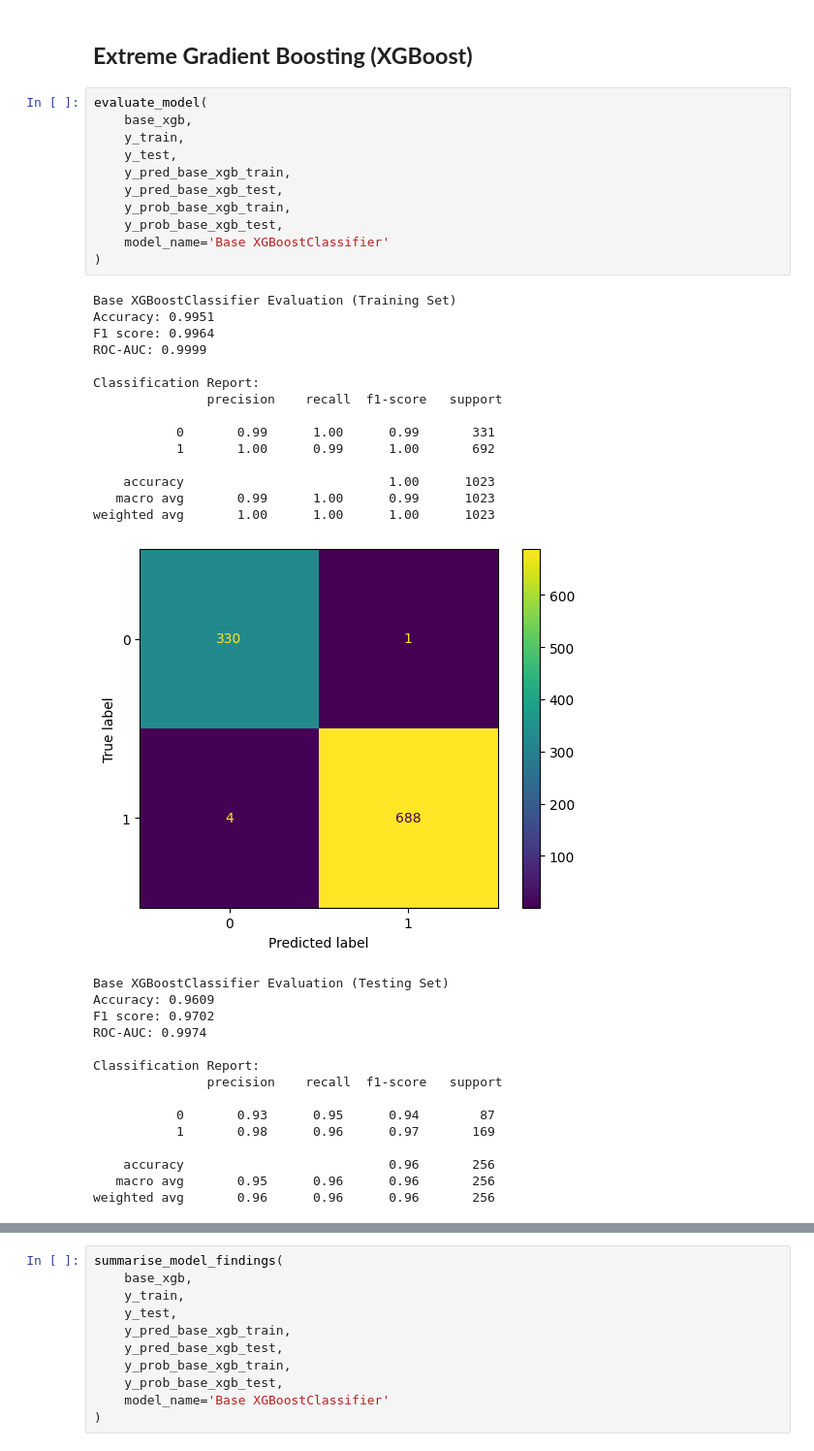
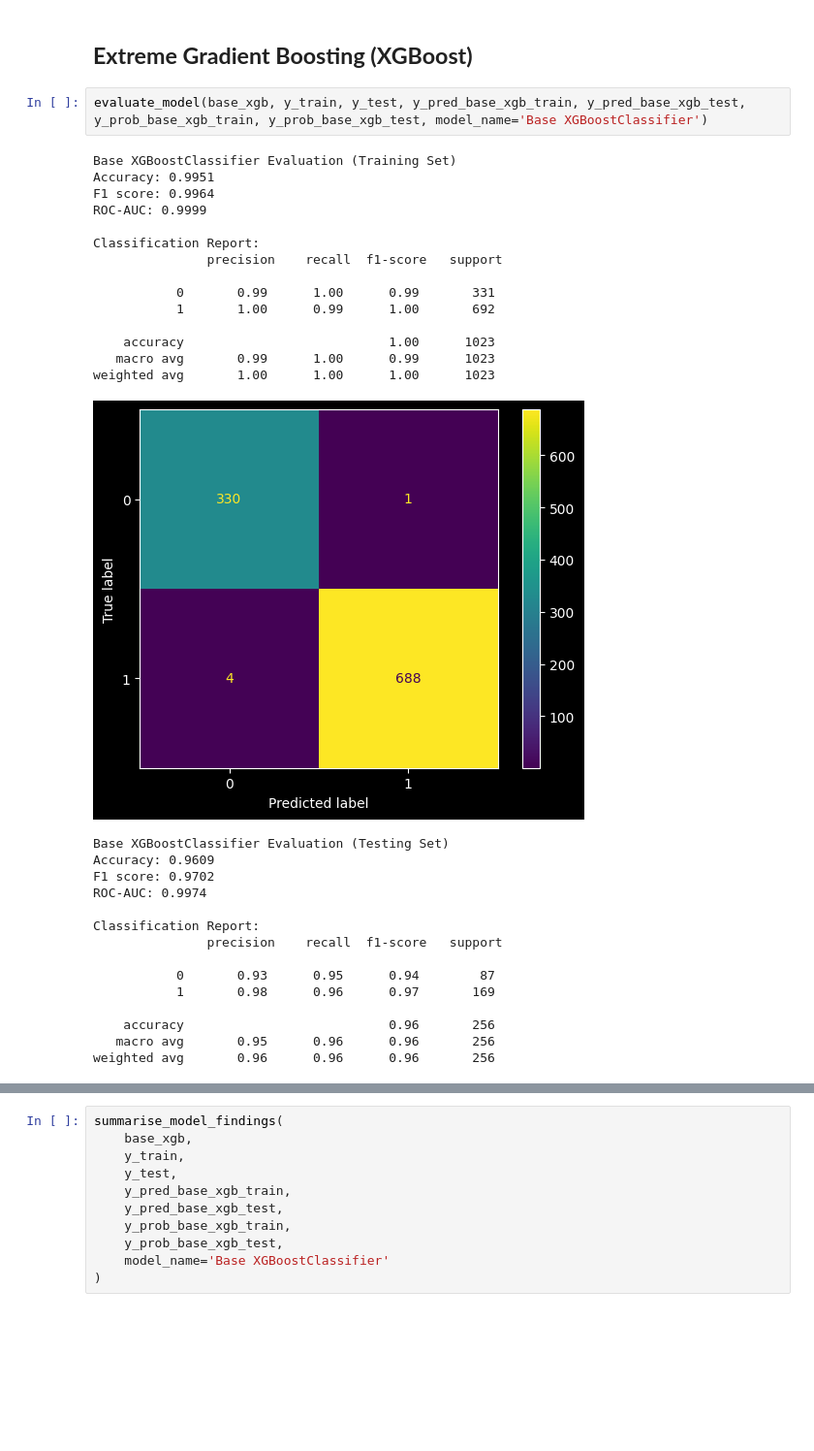
Before and after one commit to hazhalim/dmw-group-project, a Jupyter notebook: WIE3007_Group_Project_Group_11.ipynb, the cells around one changed output, grey strips where cells are left out. Shown at 97% size. Drawn from its saved outputs; the diff is of its cells as text; blank space fills up the shorter version.

Commit message:
Completed Visualization for Model XGBoost

```diff
--- a/WIE3007_Group_Project_Group_11.ipynb
+++ b/WIE3007_Group_Project_Group_11.ipynb
@@ -687,32 +687,23 @@ This is a high-performing baseline model. It essentially automates the logic: *"
 # %% [markdown]
 ## **Extreme Gradient Boosting (XGBoost)**
 # %%
-evaluate_model(
-    base_xgb,
-    y_train,
-    y_test,
-    y_pred_base_xgb_train,
-    y_pred_base_xgb_test,
-    y_prob_base_xgb_train,
-    y_prob_base_xgb_test,
-    model_name='Base XGBoostClassifier'
-)
+evaluate_model(base_xgb, y_train, y_test, y_pred_base_xgb_train, y_pred_base_xgb_test, y_prob_base_xgb_train, y_prob_base_xgb_test, model_name='Base XGBoostClassifier')
 # %% [output]
 Base XGBoostClassifier Evaluation (Training Set)
 Accuracy: 0.9951
 F1 score: 0.9964
 ROC-AUC: 0.9999
 
 Classification Report:
                precision    recall  f1-score   support
 
            0       0.99      1.00      0.99       331
            1       1.00      0.99      1.00       692
 
     accuracy                           1.00      1023
    macro avg       0.99      1.00      0.99      1023
 weighted avg       1.00      1.00      1.00      1023
-[figure, old version]
+[figure, new version]
 Base XGBoostClassifier Evaluation (Testing Set)
 Accuracy: 0.9609
 F1 score: 0.9702
```
Also changed, not shown: parts of 1 cell of this notebook.
